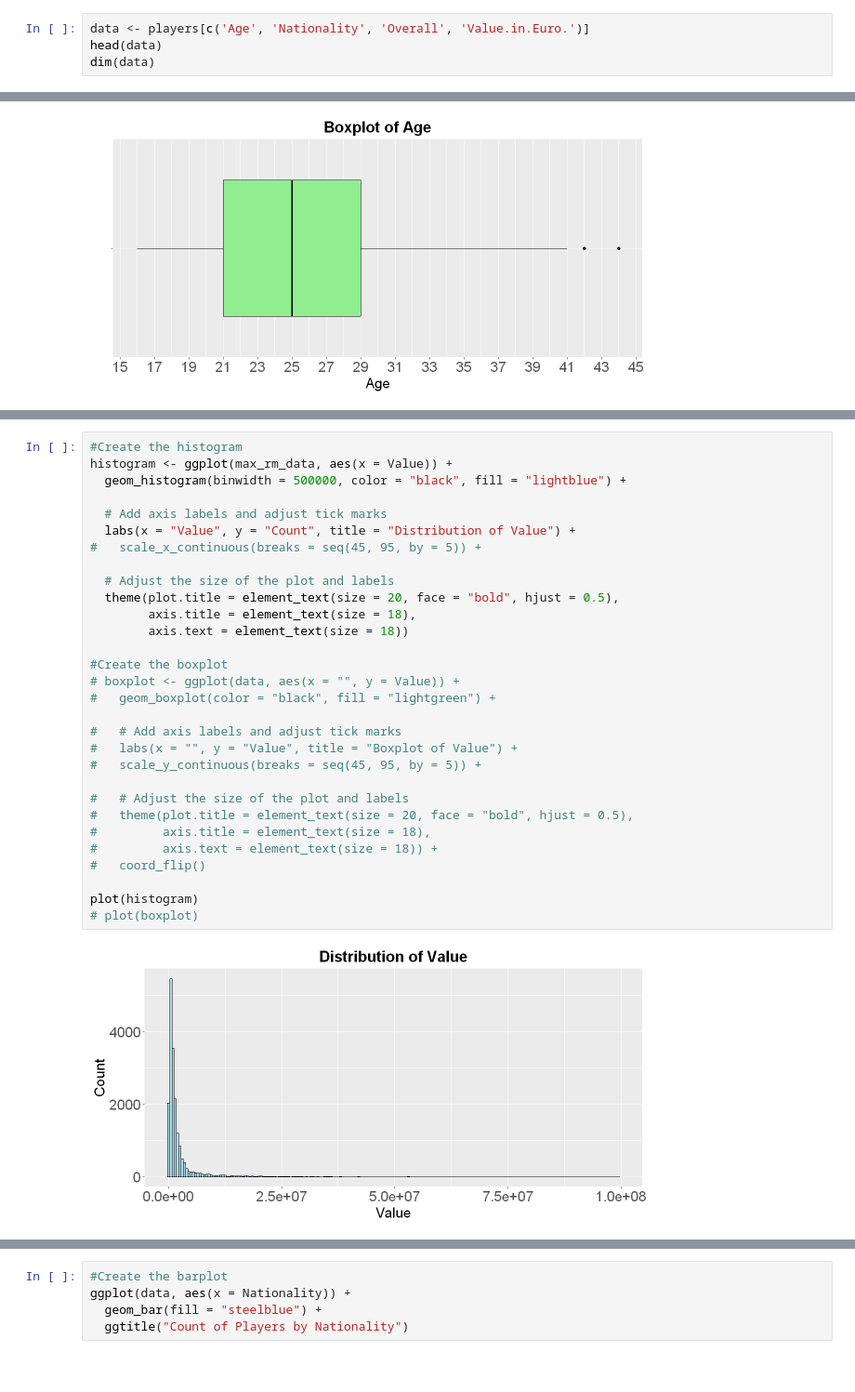
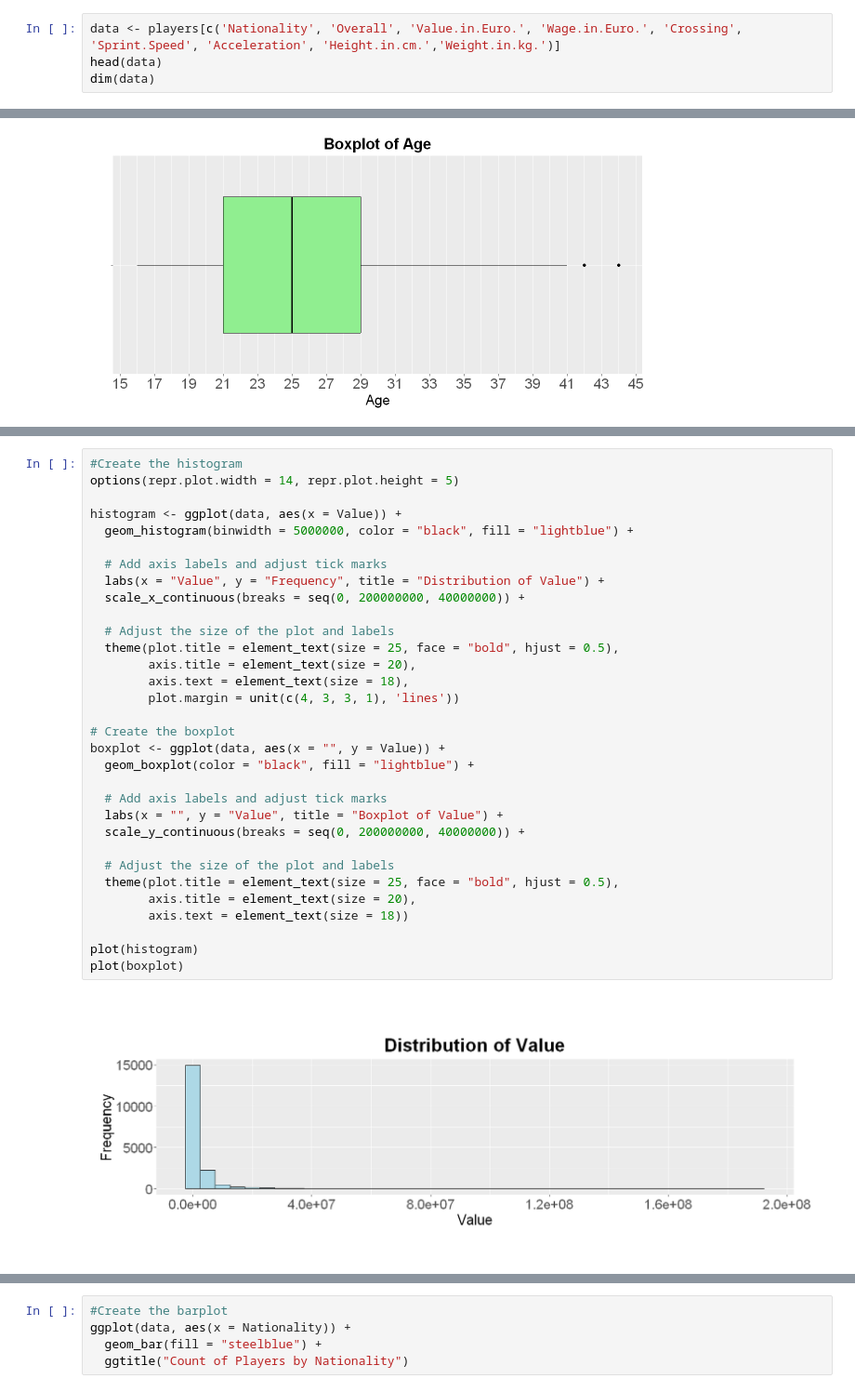
Before and after one commit to YoNG-Zaii/MH3511-FIFA-Analysis, a Jupyter notebook: Max MH3511 Report.ipynb, the cells around one changed output, grey strips where cells are left out. Shown: that part at 93% size. Drawn from its saved outputs; the diff is of its cells as text; blank space fills up the shorter version.

```diff
--- a/Max MH3511 Report.ipynb
+++ b/Max MH3511 Report.ipynb
@@ -62,7 +74,7 @@ head(team_only)
 # %% [output]
 ERROR: Error in fix.by(by.x, x): 'by' must specify a uniquely valid column
 # %%
-data <- players[c('Age', 'Nationality', 'Overall', 'Value.in.Euro.')]
+data <- players[c('Nationality', 'Overall', 'Value.in.Euro.', 'Wage.in.Euro.', 'Crossing', 'Sprint.Speed', 'Acceleration', 'Height.in.cm.','Weight.in.kg.')]
 head(data)
 dim(data)
 # %% [output]
@@ -172,32 +202,34 @@ plot(boxplot)
 # %%
 #Create the histogram
-histogram <- ggplot(max_rm_data, aes(x = Value)) +
-  geom_histogram(binwidth = 500000, color = "black", fill = "lightblue") +
+options(repr.plot.width = 14, repr.plot.height = 5)
+
+histogram <- ggplot(data, aes(x = Value)) +
+  geom_histogram(binwidth = 5000000, color = "black", fill = "lightblue") +
 
   # Add axis labels and adjust tick marks
-  labs(x = "Value", y = "Count", title = "Distribution of Value") +
-#   scale_x_continuous(breaks = seq(45, 95, by = 5)) +
+  labs(x = "Value", y = "Frequency", title = "Distribution of Value") +
+  scale_x_continuous(breaks = seq(0, 200000000, 40000000)) +
 
   # Adjust the size of the plot and labels
-  theme(plot.title = element_text(size = 20, face = "bold", hjust = 0.5),
-        axis.title = element_text(size = 18),
+  theme(plot.title = element_text(size = 25, face = "bold", hjust = 0.5),
+        axis.title = element_text(size = 20),
+        axis.text = element_text(size = 18),
+        plot.margin = unit(c(4, 3, 3, 1), 'lines'))
+
+# Create the boxplot
+boxplot <- ggplot(data, aes(x = "", y = Value)) +
+  geom_boxplot(color = "black", fill = "lightblue") +
+
+  # Add axis labels and adjust tick marks
+  labs(x = "", y = "Value", title = "Boxplot of Value") +
+  scale_y_continuous(breaks = seq(0, 200000000, 40000000)) +
+
+  # Adjust the size of the plot and labels
+  theme(plot.title = element_text(size = 25, face = "bold", hjust = 0.5),
+        axis.title = element_text(size = 20),
         axis.text = element_text(size = 18))
 
-#Create the boxplot
-# boxplot <- ggplot(data, aes(x = "", y = Value)) +
-#   geom_boxplot(color = "black", fill = "lightgreen") +
-
-#   # Add axis labels and adjust tick marks
-#   labs(x = "", y = "Value", title = "Boxplot of Value") +
-#   scale_y_continuous(breaks = seq(45, 95, by = 5)) +
-
-#   # Adjust the size of the plot and labels
-#   theme(plot.title = element_text(size = 20, face = "bold", hjust = 0.5),
-#         axis.title = element_text(size = 18),
-#         axis.text = element_text(size = 18)) +
-#   coord_flip()
-
 plot(histogram)
-# plot(boxplot)
+plot(boxplot)
 # %% [output]
-[figure, old version]
+[figure, new version]
```
Also changed, not shown: parts of 49 cells of this notebook.
